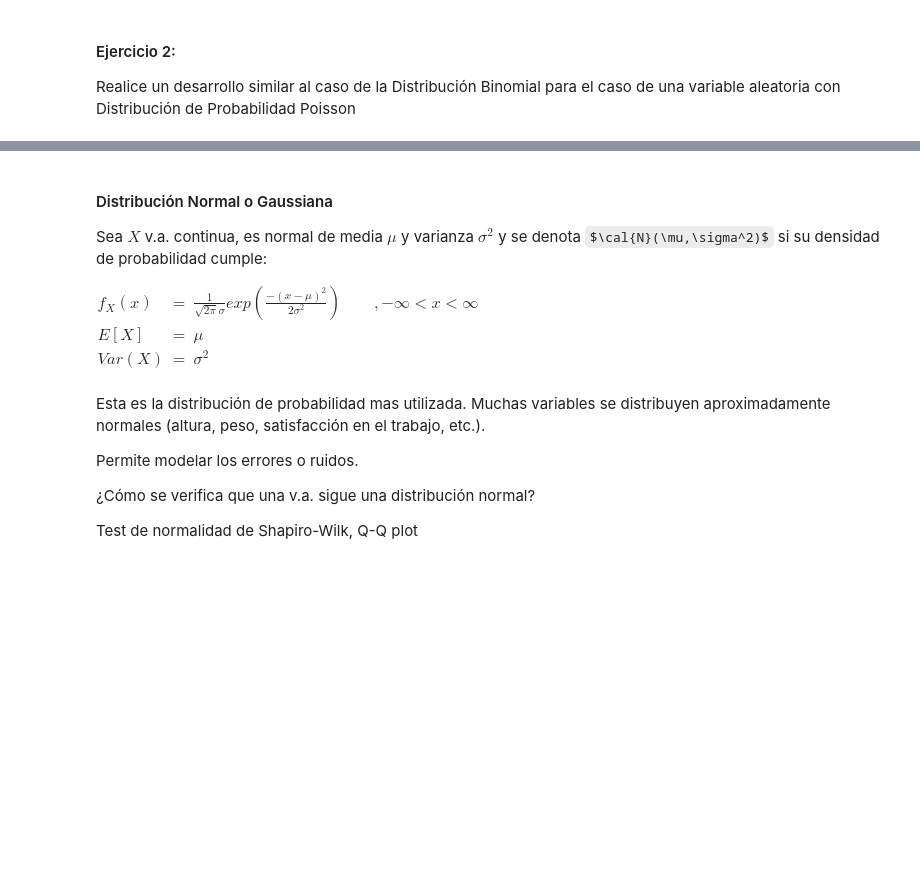
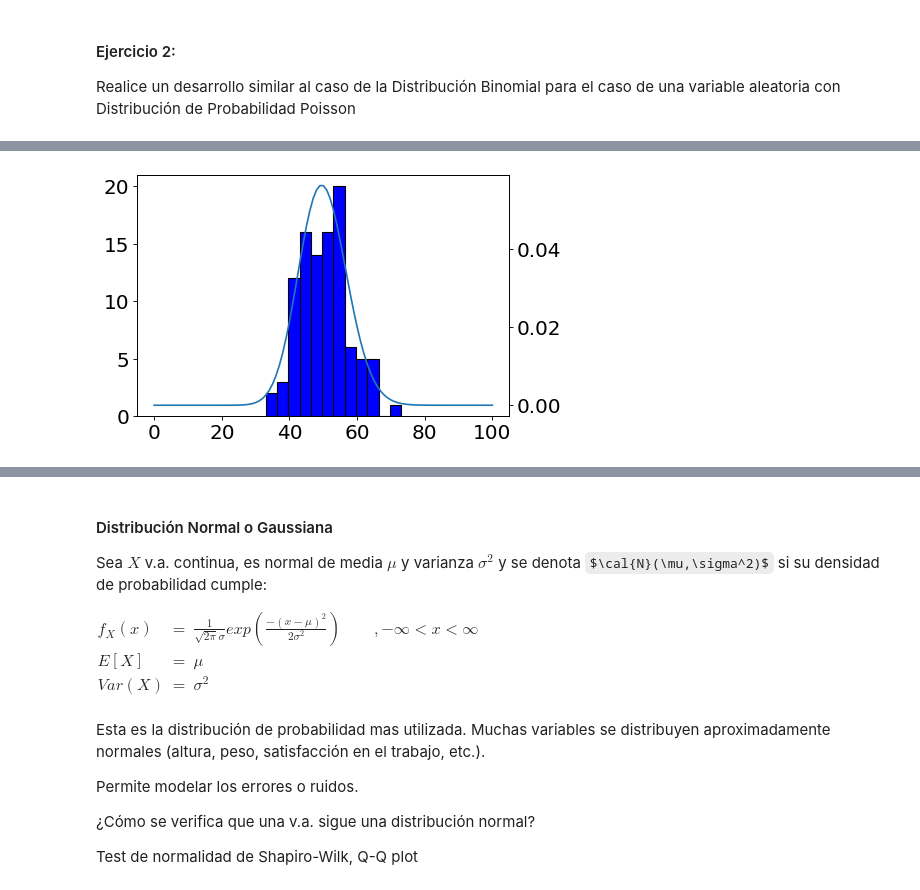
Before and after one commit to estebantejeda/INFO274, a Jupyter notebook: lab2/Laboratorio2.ipynb, the cells around one changed output, grey strips where cells are left out. Cells and saved outputs as stored; diff of their text form; code cells hidden in the pictures; some formulas as TeX source; blank space fills up the shorter version.

```diff
--- a/lab2/Laboratorio2.ipynb
+++ b/lab2/Laboratorio2.ipynb
@@ -131,0 +149,22 @@ Realice un desarrollo similar al caso de la Distribución Binomial para el caso
+# %%
+# simulación de size valores v.a. poisson
+size=100
+mu = 50
+datos_poisson =stats.poisson.rvs(mu, size=size)
+#rvs: Random variates
+binwidth = 4
+fig, ax = plt.subplots(1, 1, figsize=(6, 4), dpi=80)
+ax.hist(datos_poisson, color = 'blue', edgecolor = 'black', bins = int(50/binwidth))
+
+## probabilidad teórica
+ax2 = ax.twinx()
+vec = list(range(2*mu+1))
+##
+pvec = []
+for i in vec:
+    pvec.append(stats.poisson.pmf(k=i, mu=mu))
+    #pmf: Probability mass function_probabilidad puntual
+ax2.plot(vec,pvec)
+plt.draw()
+# %% [output]
+[figure, added]
```
Also changed, not shown: parts of 8 cells of this notebook.
